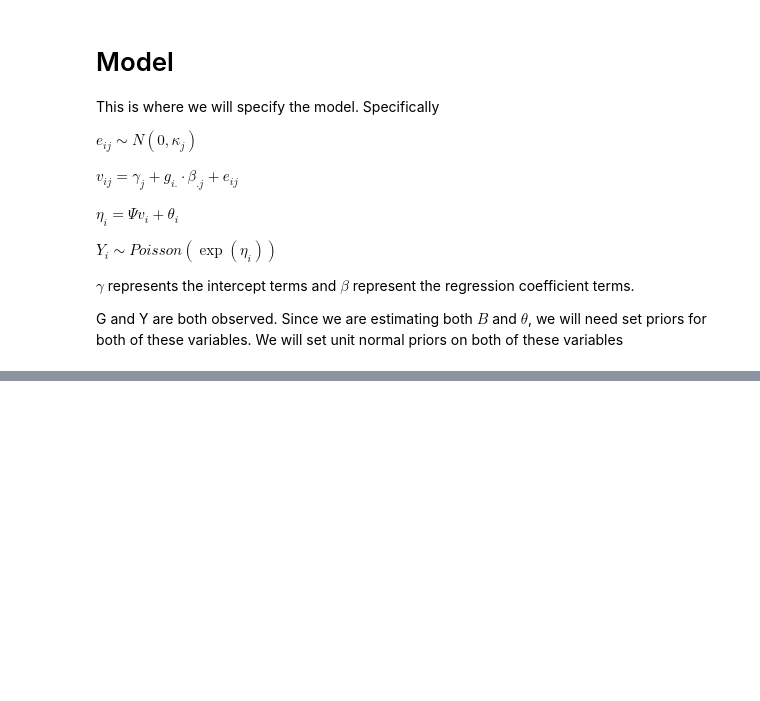
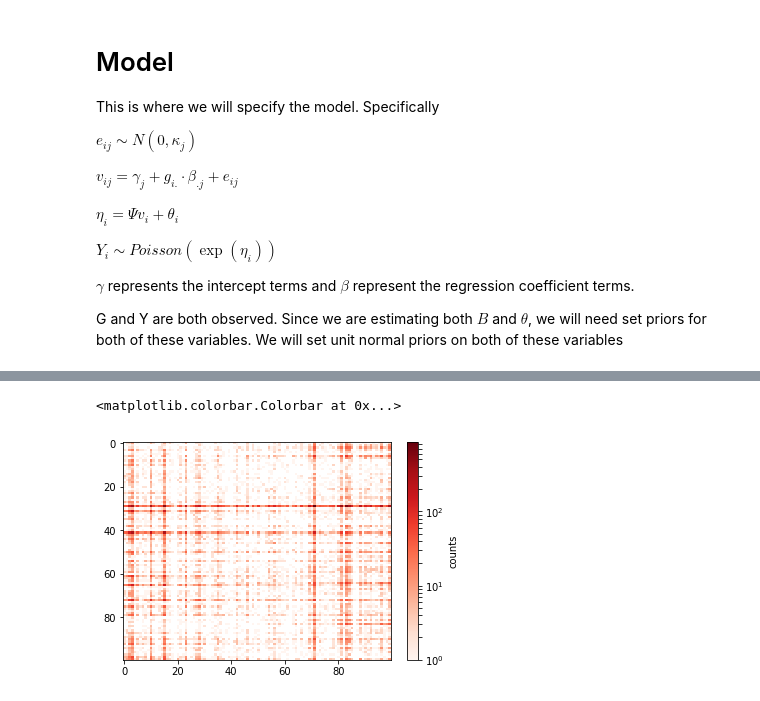
Before and after one commit to mortonjt/bucklefish, a Jupyter notebook: ipynb/poisson-ilr-sparse-test.ipynb, the cells around one changed output, grey strips where cells are left out. Saved outputs shown, nothing was run; the diff lists cells and outputs as text; code cells hidden in the pictures; blank space fills up the shorter version.

Commit message:
Working poisson notebooks

```diff
--- a/ipynb/poisson-ilr-sparse-test.ipynb
+++ b/ipynb/poisson-ilr-sparse-test.ipynb
@@ -595,0 +659,9 @@ print(pearsonr(x, y))
+# %%
+plt.imshow(np.random.poisson(np.exp(theta_ + (G_data @ beta_ + gamma_) @ basis.T).T),
+           aspect='auto', cmap='Reds',
+           norm=colors.LogNorm()
+          )
+plt.colorbar(label='counts')
+# %% [output]
+<matplotlib.colorbar.Colorbar at 0x...>
+[figure, added]
```
Also changed, not shown: parts of 16 cells of this notebook, 2 other files.
